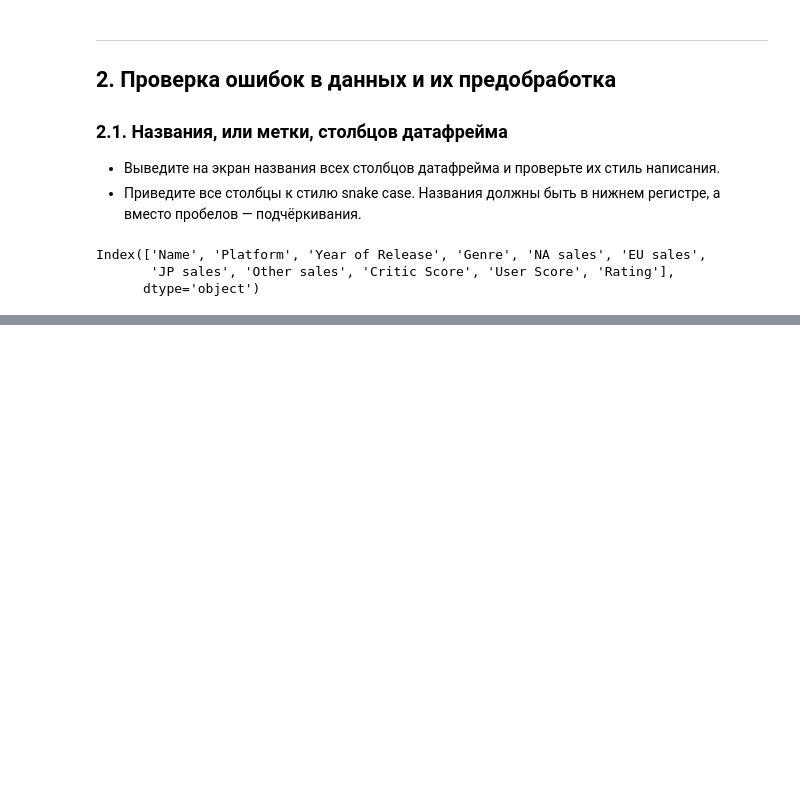
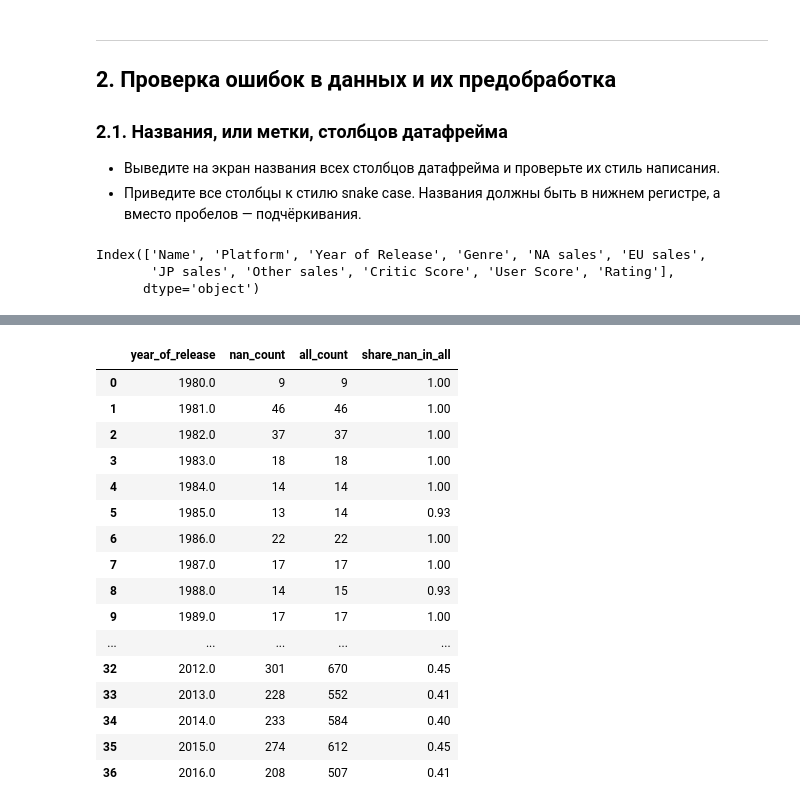
Before and after one commit to blbl-blbl/yandex_practicum_Data_Science_Course, a Jupyter notebook: Module_2_Python_Preprocessing/Secrets_of_the_Dark_Forest.ipynb, the cells around one changed output, grey strips where cells are left out. Cells and saved outputs as stored; diff of their text form; code cells hidden in the pictures; blank space fills up the shorter version.

```diff
--- a/Module_2_Python_Preprocessing/Secrets_of_the_Dark_Forest.ipynb
+++ b/Module_2_Python_Preprocessing/Secrets_of_the_Dark_Forest.ipynb
@@ -499,0 +356,4 @@ memory usage: 1.6+ MB
+# %%
+# Строки с пустым 'user_score'
+nan_user_score = c_df[c_df['user_score'].isna()]
+nan_user_score.head()
@@ -499,0 +367,25 @@ memory usage: 1.6+ MB
+# %%
+# Проверяем зависимость user_score от года выпуска игры
+nan_by_year = nan_user_score.groupby(by='year_of_release')['year_of_release'].count().reset_index(name='nan_count')
+all_by_year = c_df.groupby(by='year_of_release')['year_of_release'].count().reset_index(name='all_count')
+merged = pd.merge(nan_by_year, all_by_year, on='year_of_release')
+merged['share_nan_in_all'] = round(merged['nan_count'] / merged['all_count'], 2)
+merged
+# %% [output]
+|  | year_of_release | nan_count | all_count | share_nan_in_all |
+| 0 | 1980.0 | 9 | 9 | 1.00 |
+| 1 | 1981.0 | 46 | 46 | 1.00 |
+| 2 | 1982.0 | 37 | 37 | 1.00 |
+| 3 | 1983.0 | 18 | 18 | 1.00 |
+| 4 | 1984.0 | 14 | 14 | 1.00 |
+| 5 | 1985.0 | 13 | 14 | 0.93 |
+| 6 | 1986.0 | 22 | 22 | 1.00 |
+| 7 | 1987.0 | 17 | 17 | 1.00 |
+| 8 | 1988.0 | 14 | 15 | 0.93 |
+| 9 | 1989.0 | 17 | 17 | 1.00 |
+| ... | ... | ... | ... | ... |
+| 32 | 2012.0 | 301 | 670 | 0.45 |
+| 33 | 2013.0 | 228 | 552 | 0.41 |
+| 34 | 2014.0 | 233 | 584 | 0.40 |
+| 35 | 2015.0 | 274 | 612 | 0.45 |
+| 36 | 2016.0 | 208 | 507 | 0.41 |
```
Also changed, not shown: parts of 115 cells of this notebook.
